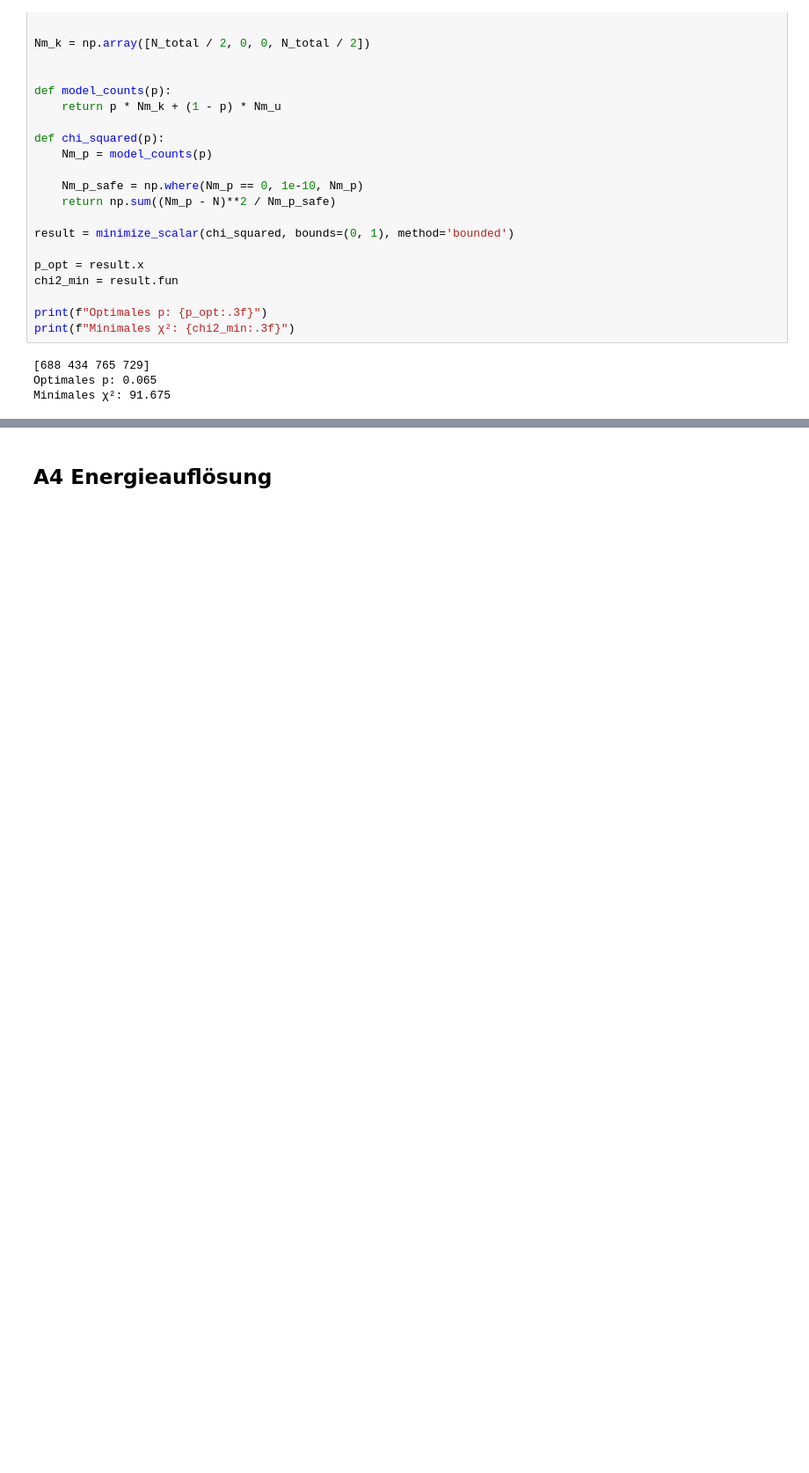
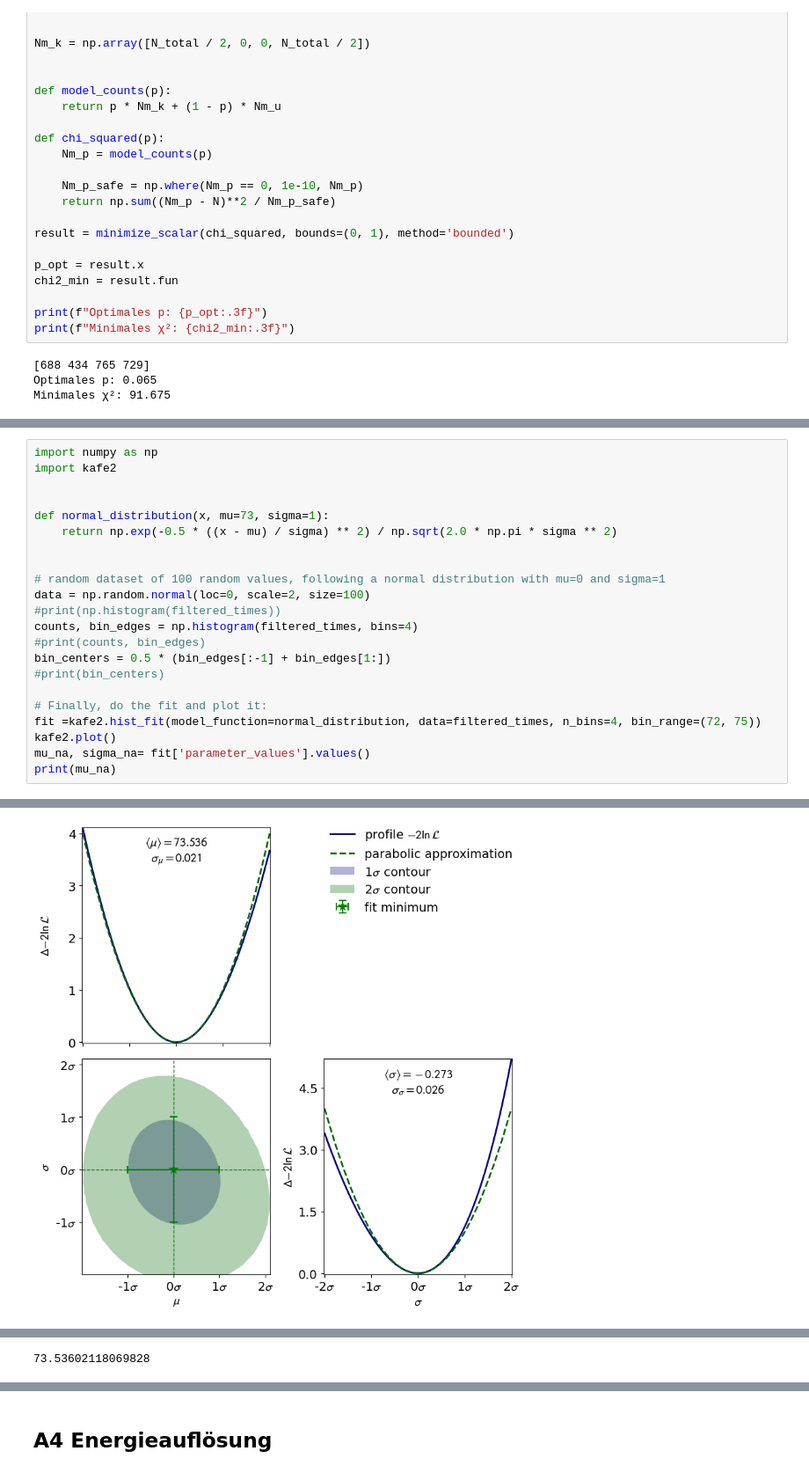
Before and after one commit to caesar2003/P4-Gamma-Coincidence-Spectroscopy, a Jupyter notebook: auswertung.ipynb, the cells around one changed output, grey strips where cells are left out. Shown at 88% size. Saved outputs shown, nothing was run; the diff lists cells and outputs as text; blank space fills up the shorter version.

```diff
--- a/auswertung.ipynb
+++ b/auswertung.ipynb
@@ -900,3 +900,26 @@ plt.show()
  74. 73. 73. 74. 74. 74. 74. 74. 73. 74. 74. 74. 74. 74. 74. 74. 73. 74.
  73. 73. 75. 73. 73. 74. 73. 73. 74. 74. 73.]
 [figure]
+# %%
+import numpy as np
+import kafe2
+
+
+def normal_distribution(x, mu=73, sigma=1):
+    return np.exp(-0.5 * ((x - mu) / sigma) ** 2) / np.sqrt(2.0 * np.pi * sigma ** 2)
+
+
+# random dataset of 100 random values, following a normal distribution with mu=0 and sigma=1
+data = np.random.normal(loc=0, scale=2, size=100)
+#print(np.histogram(filtered_times))
+counts, bin_edges = np.histogram(filtered_times, bins=4)
+#print(counts, bin_edges)
+bin_centers = 0.5 * (bin_edges[:-1] + bin_edges[1:])
+#print(bin_centers)
+
+# Finally, do the fit and plot it:
+fit =kafe2.hist_fit(model_function=normal_distribution, data=filtered_times, n_bins=4, bin_range=(72, 75))
+kafe2.plot()
+mu_na, sigma_na= fit['parameter_values'].values()
+print(mu_na)
+# %% [output]
@@ -902,0 +927 @@ plt.show()
+[figure, added]
@@ -902,0 +929 @@ plt.show()
+73.53602118069828
```
Also changed, not shown: parts of 6 cells of this notebook.
